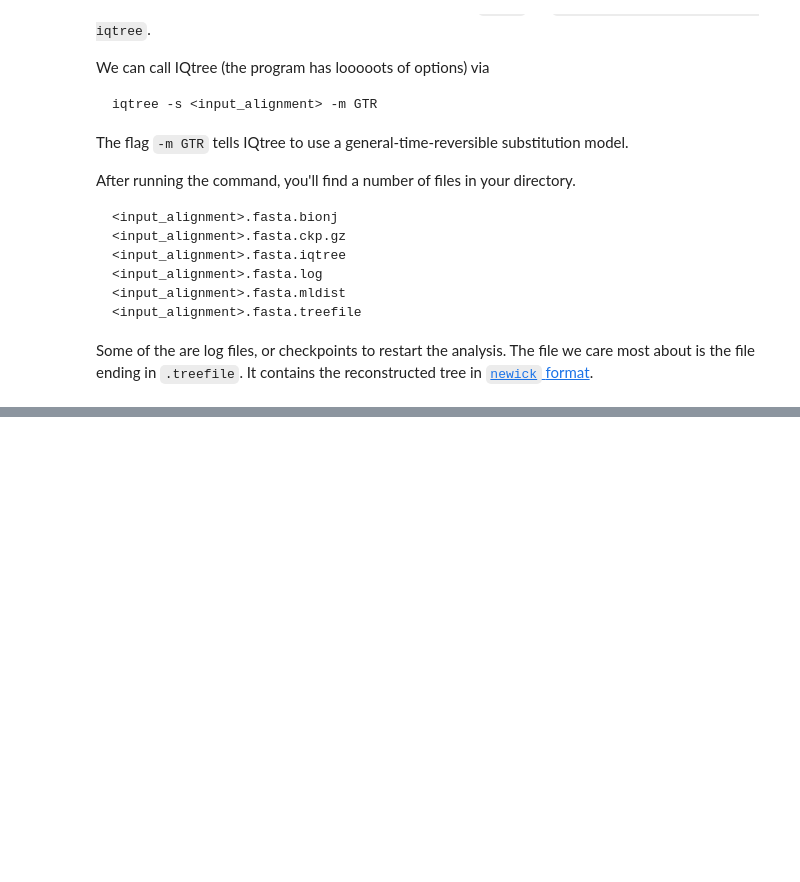
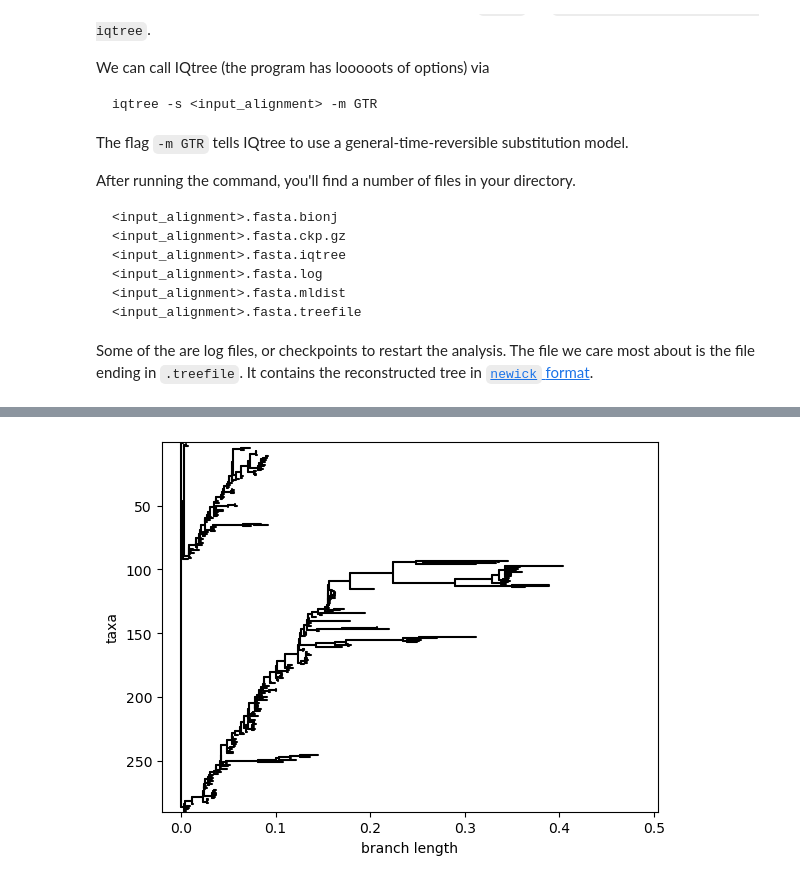
Before and after one commit to mmolari/2025_cb2_lecture, a Jupyter notebook: n02_tree.ipynb, the cells around one changed output, grey strips where cells are left out. Saved outputs shown, nothing was run; the diff lists cells and outputs as text; code cells hidden in the pictures; blank space fills up the shorter version.

```diff
--- a/n02_tree.ipynb
+++ b/n02_tree.ipynb
@@ -30,0 +52,6 @@ Some of the are log files, or checkpoints to restart the analysis. The file we c
+# %%
+tree = Phylo.read("results/tree.nwk", "newick")
+
+Phylo.draw(tree, label_func=lambda x: None)
+# %% [output]
+[figure, added]
```
Also changed, not shown: parts of 28 cells of this notebook, 9 other files.
